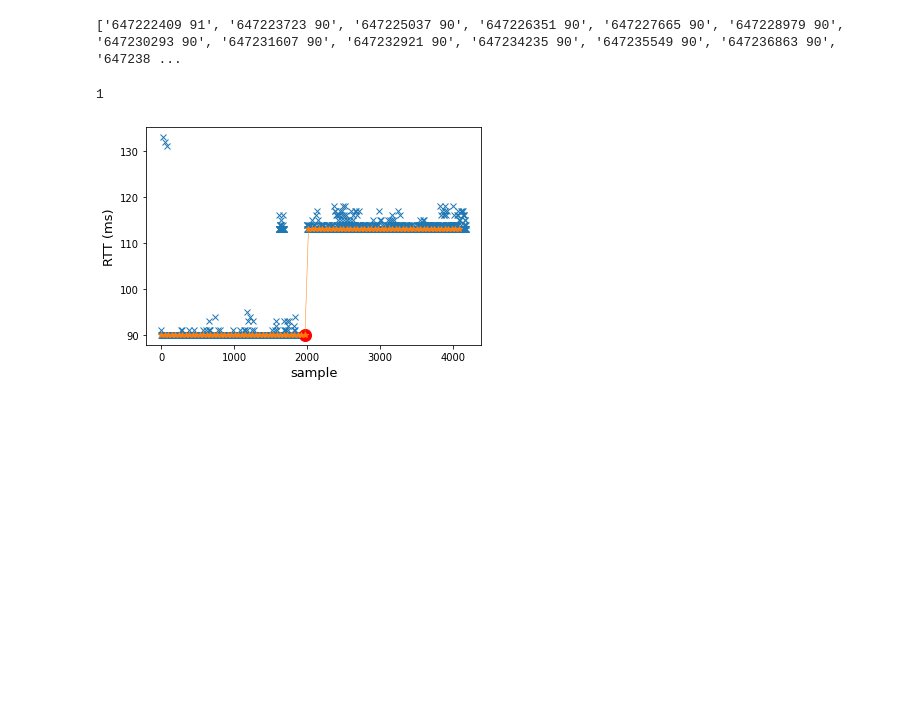
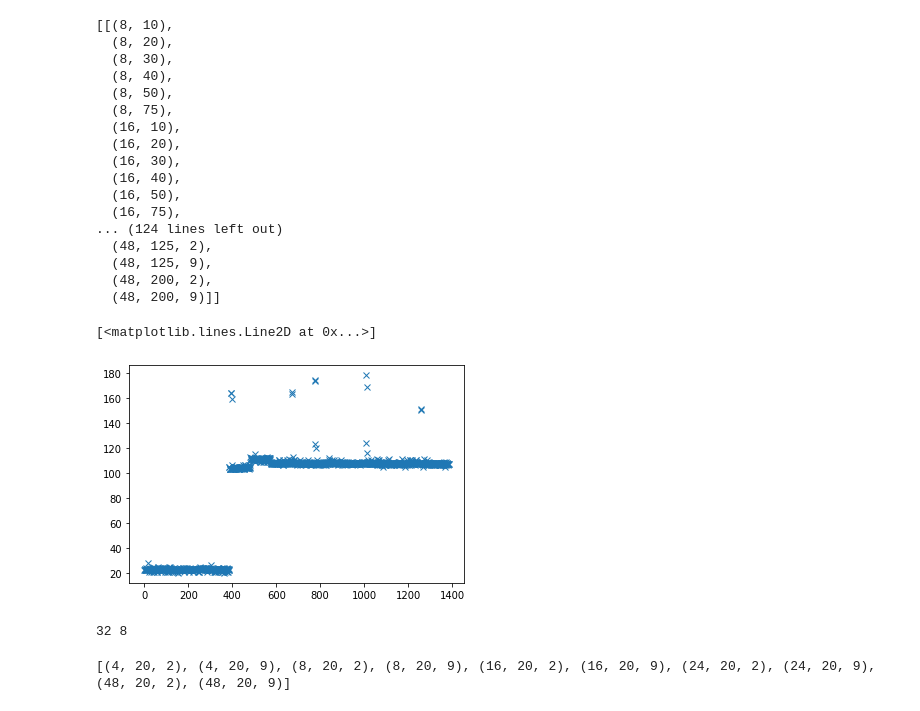
Before and after one commit to dajub/cycles, a Jupyter notebook: PEERING.ipynb, the cells around one changed output. Saved outputs shown, nothing was run; the diff lists cells and outputs as text; code cells hidden in the pictures; blank space fills up the shorter version.

```diff
--- a/PEERING.ipynb
+++ b/PEERING.ipynb
@@ -130,12 +292,35 @@ def plotFigure(data, minsX, mins, jumps, jumpsY, file):
+# %%
+filename = './peeringrtts/rtts/neu-pton-4.dat'
+pp.pprint(twoWindowRes[filename])
+pp.pprint(threeWindowRes[filename])
+data = getDataFromDatFile(filename)
+y = [eval(x.split(" ")[1]) for x in data]
+plt.plot(y, 'x')
+# %% [output]
+[[(8, 10),
+  (8, 20),
+  (8, 30),
+  (8, 40),
+  (8, 50),
+  (8, 75),
+  (16, 10),
+  (16, 20),
+  (16, 30),
+  (16, 40),
+  (16, 50),
+  (16, 75),
+... (124 lines left out)
+  (48, 125, 2),
+  (48, 125, 9),
+  (48, 200, 2),
+  (48, 200, 9)]]
+[<matplotlib.lines.Line2D at 0x...>]
+[figure, added]
+# %%
+print(count, badCount)
+# %% [output]
+32 8
 # %%
-print(data)
+print(goodParameters)
 # %% [output]
-['647222409 91', '647223723 90', '647225037 90', '647226351 90', '647227665 90', '647228979 90', '647230293 90', '647231607 90', '647232921 90', '647234235 90', '647235549 90', '647236863 90', '647238 ...
+[(4, 20, 2), (4, 20, 9), (8, 20, 2), (8, 20, 9), (16, 20, 2), (16, 20, 9), (24, 20, 2), (24, 20, 9), (48, 20, 2), (48, 20, 9)]
-# %%
-y = [eval(x.split(" ")[1]) for x in data]
-windowSize = 48
-jump1 = 20
-plotPeeringDataForTwoWindow(y, windowSize, jump1, file=f'/n/fs/scratch/djubas/neu-ireland-{windowSize}-{jump1}.png')
-# %% [output]
-1
-[figure, removed]
```
Also changed, not shown: parts of 10 cells of this notebook.
